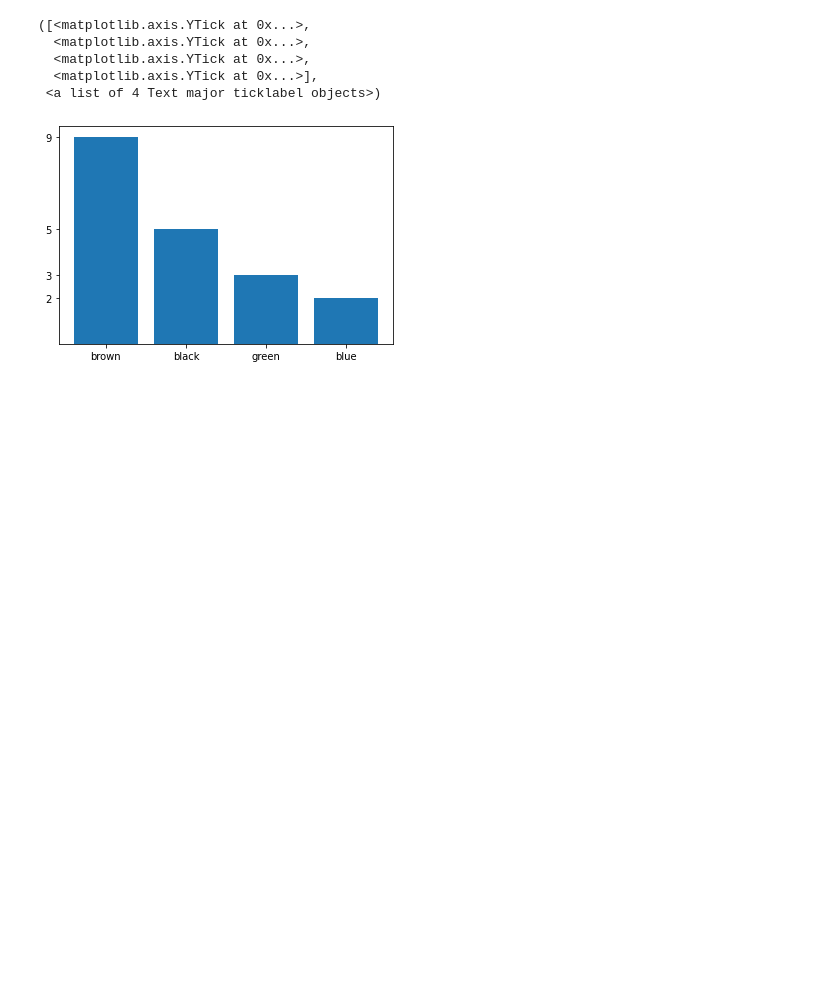
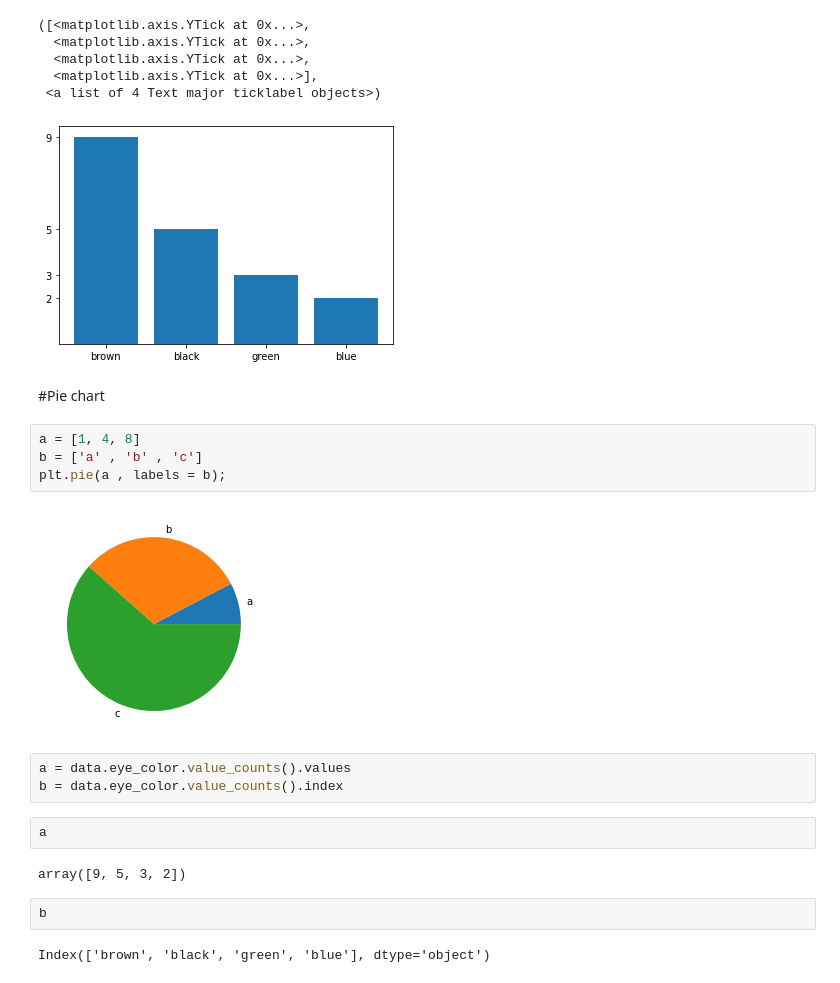
Before and after one commit to iamBehzad/Data_Mining_Statistics_Python, a Jupyter notebook: Plots.ipynb, the cells around one changed output. Cells and saved outputs as stored; diff of their text form; blank space fills up the shorter version.

```diff
--- a/Plots.ipynb
+++ b/Plots.ipynb
@@ -207,3 +207,22 @@ plt.yticks(a.values)
   <matplotlib.axis.YTick at 0x...>],
  <a list of 4 Text major ticklabel objects>)
 [figure]
+# %% [markdown]
+#Pie chart
+# %%
+a = [1, 4, 8]
+b = ['a' , 'b' , 'c']
+plt.pie(a , labels = b);
+# %% [output]
+[figure, added]
+# %%
+a = data.eye_color.value_counts().values
+b = data.eye_color.value_counts().index
+# %%
+a
+# %% [output]
+array([9, 5, 3, 2])
+# %%
+b
+# %% [output]
+Index(['brown', 'black', 'green', 'blue'], dtype='object')
```
Also changed, not shown: parts of 6 cells of this notebook.
